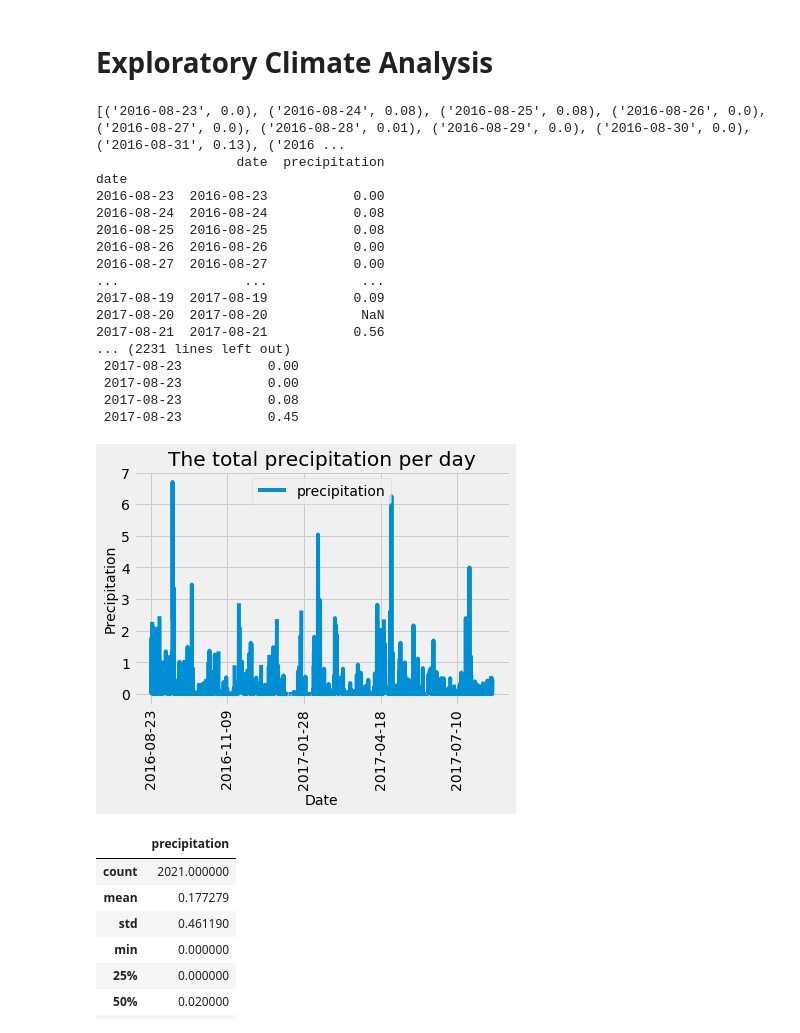
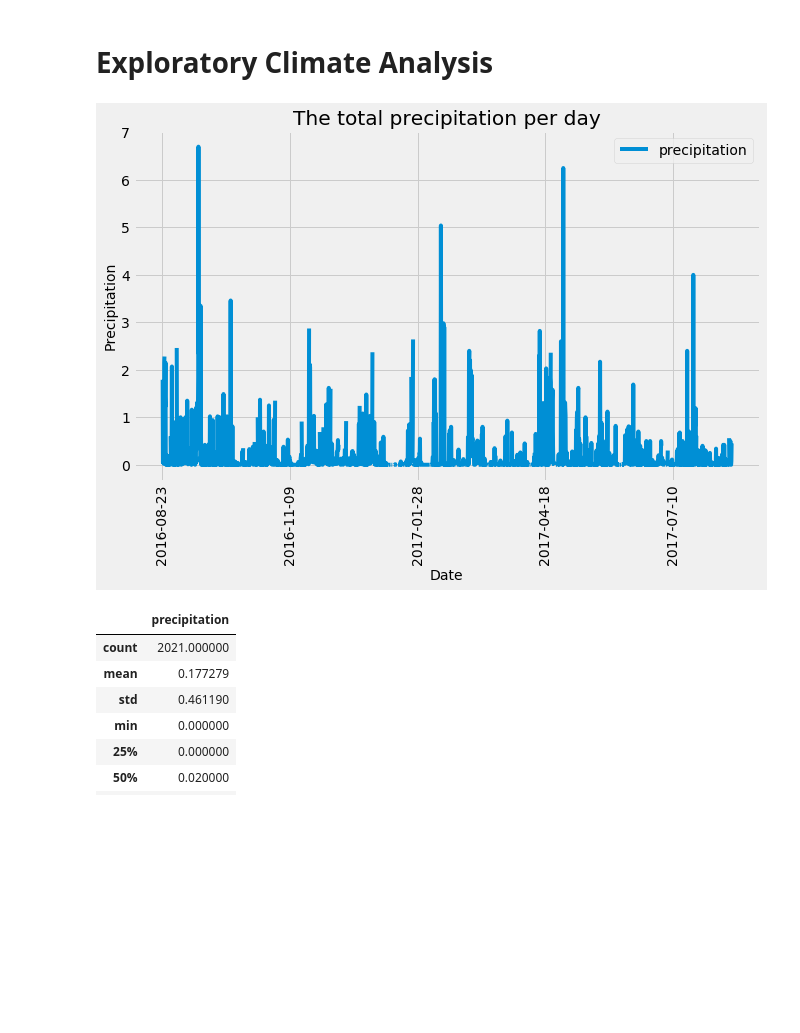
Before and after one commit to Azaima-Asghar/surfs_up, a Jupyter notebook: climate_analysis.ipynb, the cells around one changed output. Cells and saved outputs as stored; diff of their text form; code cells hidden in the pictures; blank space fills up the shorter version.

```diff
--- a/climate_analysis.ipynb
+++ b/climate_analysis.ipynb
@@ -62,53 +62,36 @@ results = session.query(Measurement.date, Measurement.prcp).all()
 results = session.query(Measurement.date, Measurement.prcp).filter(Measurement.date >= prev_year).all()
 print(results)
 
 # Save the query results as a Pandas DataFrame and set the index to the date column.
 
 df = pd.DataFrame(results, columns = ['date', 'precipitation'])
 
 ## By setting inplace=True, we’re saying that we do not want to create a new DataFrame.
 df.set_index(df['date'], inplace = True)
 
 ## Print the dataframe with the index.
 print(df)
 
 ## Print the dataframe without the index.
-#print(df.to_string(index = False))
+print(df.to_string(index = False))
 
 # Sort the dataframe by date.
 
 df = df.sort_index()
 print(df.to_string(index = False))
 
 # Use Pandas Plotting with Matplotlib to plot the data.
 
 
-df.plot()
+df.plot(figsize = (10, 6))
 plt.title('The total precipitation per day')
 plt.ylabel('Precipitation', fontsize = 14)
 plt.xlabel('Date', fontsize = 14)
 plt.xticks(rotation = 90)
 plt.legend()
 plt.show()
 # %% [output]
-[('2016-08-23', 0.0), ('2016-08-24', 0.08), ('2016-08-25', 0.08), ('2016-08-26', 0.0), ('2016-08-27', 0.0), ('2016-08-28', 0.01), ('2016-08-29', 0.0), ('2016-08-30', 0.0), ('2016-08-31', 0.13), ('2016 ...
-                  date  precipitation
-date
-2016-08-23  2016-08-23           0.00
-2016-08-24  2016-08-24           0.08
-2016-08-25  2016-08-25           0.08
-2016-08-26  2016-08-26           0.00
-2016-08-27  2016-08-27           0.00
-...                ...            ...
-2017-08-19  2017-08-19           0.09
-2017-08-20  2017-08-20            NaN
-2017-08-21  2017-08-21           0.56
-... (2231 lines left out)
- 2017-08-23           0.00
- 2017-08-23           0.00
- 2017-08-23           0.08
- 2017-08-23           0.45
-[figure, old version]
+[figure, new version]
 # %%
 # Use Pandas to calcualte the summary statistics for the precipitation data
 
```
Also changed, not shown: parts of 4 cells of this notebook.
